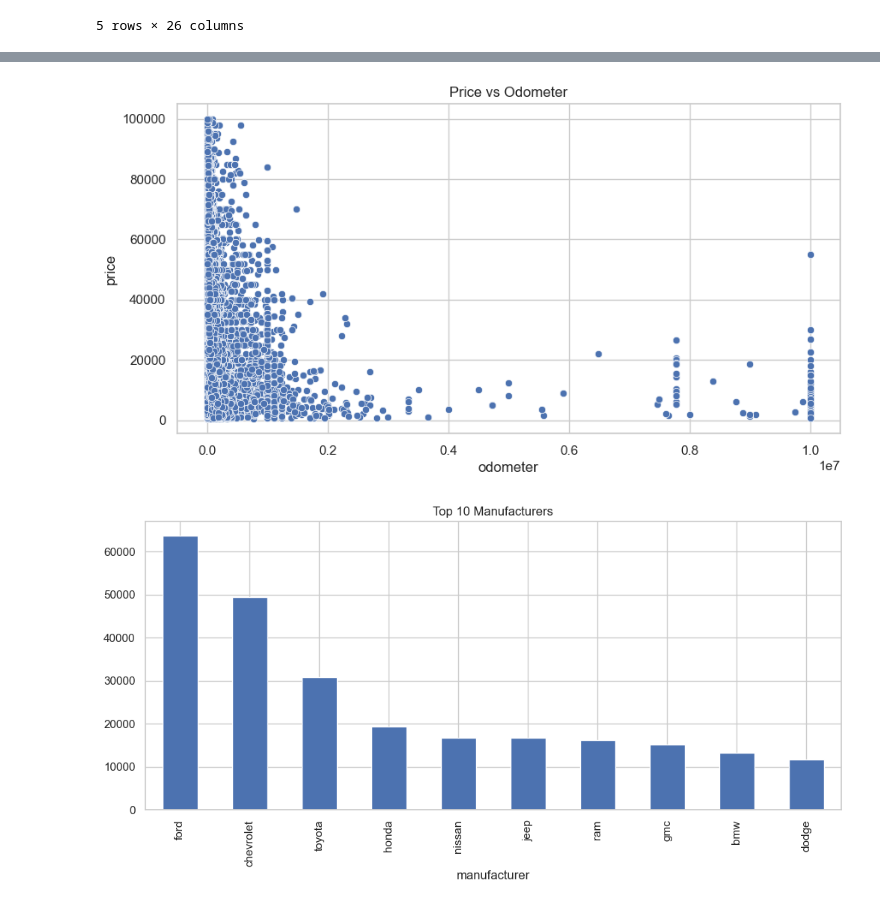
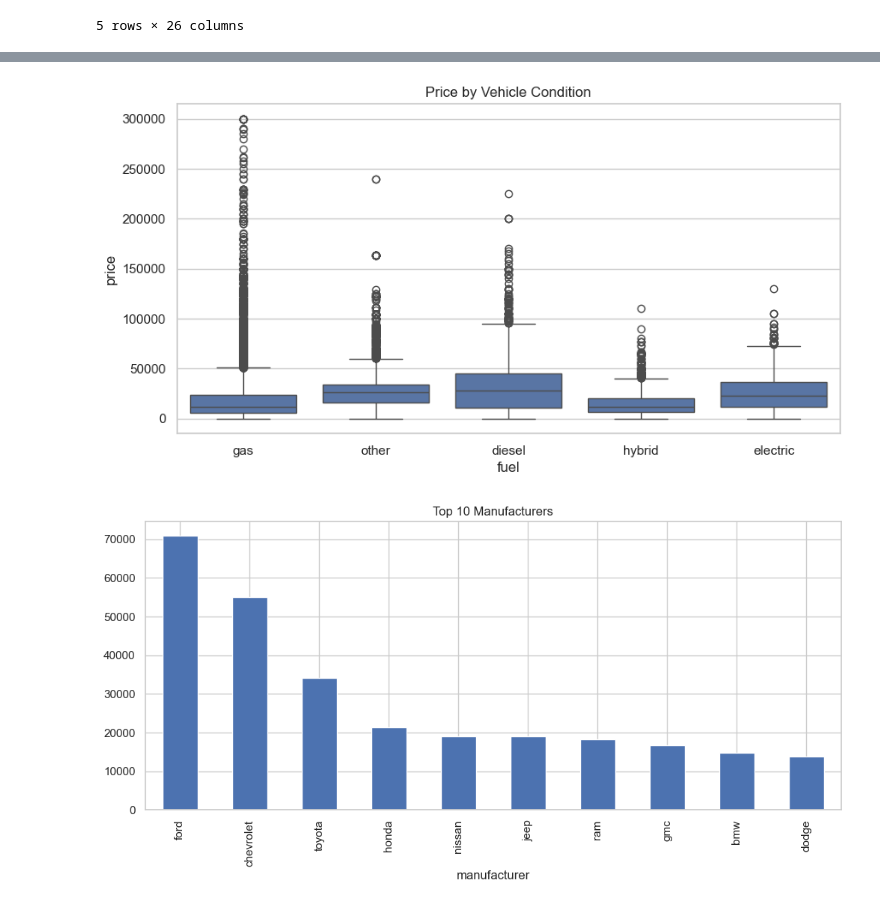
Before and after one commit to JaySorawit/MlopsProject_UsedCarPricePredictor, a Jupyter notebook: notebooks/eda.ipynb, the cells around one changed output, grey strips where cells are left out. Cells and saved outputs as stored; diff of their text form; code cells hidden in the pictures.

```diff
--- a/notebooks/eda.ipynb
+++ b/notebooks/eda.ipynb
@@ -10,7 +10,7 @@ import seaborn as sns
 sns.set(style="whitegrid")
 
 # Load dataset
-df = pd.read_csv('../data/vehicles.csv')
+df = pd.read_csv('../airflow/data/vehicles.csv')
 
 # Basic preview
 df.head()
@@ -76,3 +76,5 @@ df = df[df.columns[df.isnull().mean() < null_thresh]]
 
 # Drop duplicate rows
 df.drop_duplicates(inplace=True)
+# %%
+df = df[df['price']< 3*(10**5)]
@@ -89,16 +94,12 @@ plt.show()
-# %%
-
-# Filter out unrealistic price values
-df = df[(df['price'] > 500) & (df['price'] < 100000)]
 # %%
 
-# Price vs Odometer
+# Boxplot of price by condition
 plt.figure(figsize=(10, 5))
-sns.scatterplot(x='odometer', y='price', data=df)
-plt.title('Price vs Odometer')
+sns.boxplot(x="fuel", y='price', data=df)
+plt.title('Price by Vehicle Condition')
 plt.show()
 # %% [output]
-[figure, old version]
+[figure, new version]
 # %%
 
 # Top 10 manufacturers by frequency
@@ -107,4 +108,4 @@ df['manufacturer'].value_counts().nlargest(10).plot(kind='bar')
 plt.title('Top 10 Manufacturers')
 plt.show()
 # %% [output]
-[figure, old version]
+[figure, new version]
```
Also changed, not shown: parts of 6 cells of this notebook, 2 other files.
